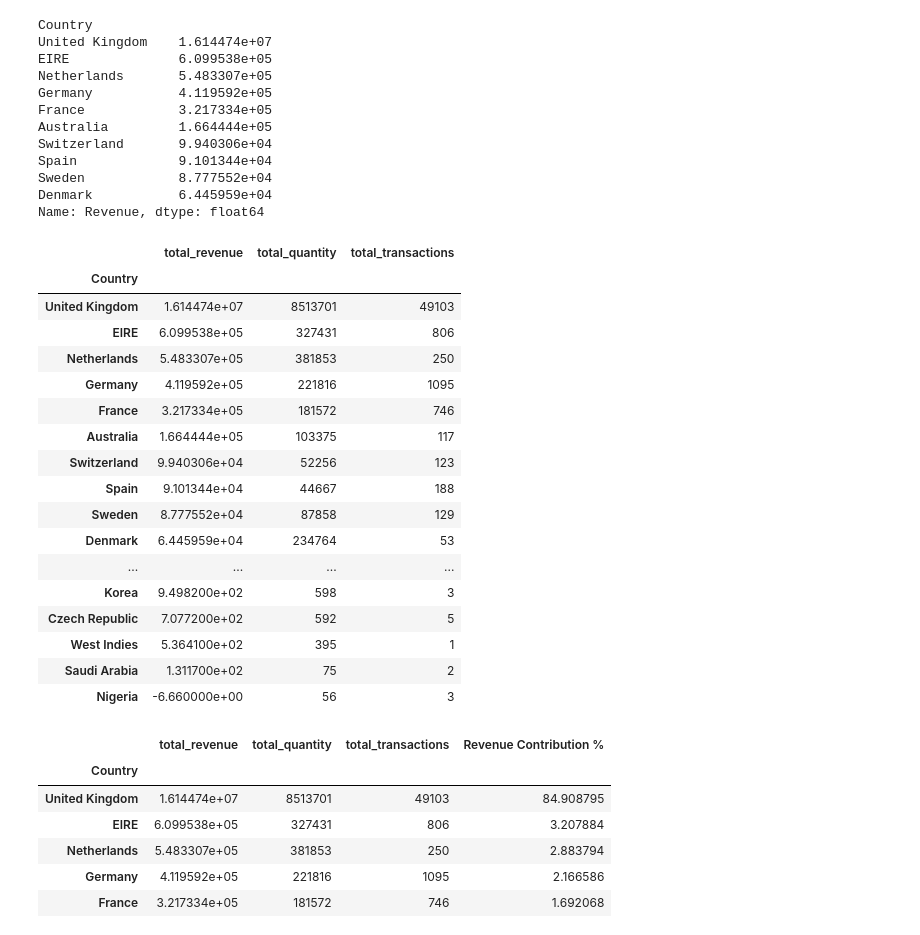
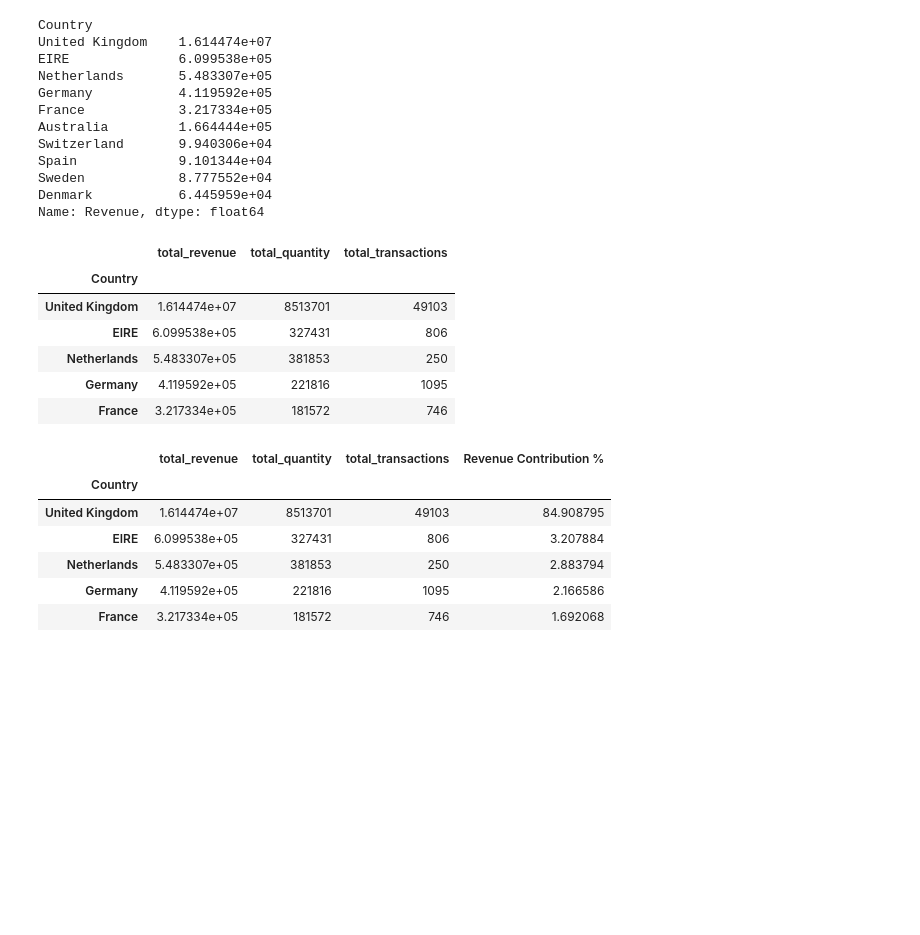
Before and after one commit to ivaibhavpawar1045/Python-Data-Analytics, a Jupyter notebook: Mini_Projects/Mini_Project_06_Online_Retail_Analytics/online_retail_analytics.ipynb, the cells around one changed output. Drawn from its saved outputs; the diff is of its cells as text; code cells hidden in the pictures; blank space fills up the shorter version.

```diff
--- a/Mini_Projects/Mini_Project_06_Online_Retail_Analytics/online_retail_analytics.ipynb
+++ b/Mini_Projects/Mini_Project_06_Online_Retail_Analytics/online_retail_analytics.ipynb
@@ -381,32 +373,21 @@ Name: Revenue, dtype: float64
 # %%
 country_analysis = clean_df.groupby("Country").agg(
      total_revenue = ("Revenue" , "sum"),
      total_quantity = ("Quantity" , "sum"),
      total_transactions = ("Invoice" , "nunique")
 )
 country_analysis.sort_values(
      by = "total_revenue",
      ascending=False
-)
+).head()
 # %% [output]
 |  | total_revenue | total_quantity | total_transactions |
 | Country |  |  |  |
 | United Kingdom | 1.614474e+07 | 8513701 | 49103 |
 | EIRE | 6.099538e+05 | 327431 | 806 |
 | Netherlands | 5.483307e+05 | 381853 | 250 |
 | Germany | 4.119592e+05 | 221816 | 1095 |
 | France | 3.217334e+05 | 181572 | 746 |
-| Australia | 1.664444e+05 | 103375 | 117 |
-| Switzerland | 9.940306e+04 | 52256 | 123 |
-| Spain | 9.101344e+04 | 44667 | 188 |
-| Sweden | 8.777552e+04 | 87858 | 129 |
-| Denmark | 6.445959e+04 | 234764 | 53 |
-| ... | ... | ... | ... |
-| Korea | 9.498200e+02 | 598 | 3 |
-| Czech Republic | 7.077200e+02 | 592 | 5 |
-| West Indies | 5.364100e+02 | 395 | 1 |
-| Saudi Arabia | 1.311700e+02 | 75 | 2 |
-| Nigeria | -6.660000e+00 | 56 | 3 |
 # %%
 # Revenue Contribution %
 total_country_revenue = country_analysis["total_revenue"].sum()
```
Also changed, not shown: parts of 1 cell of this notebook, 10 other files.
